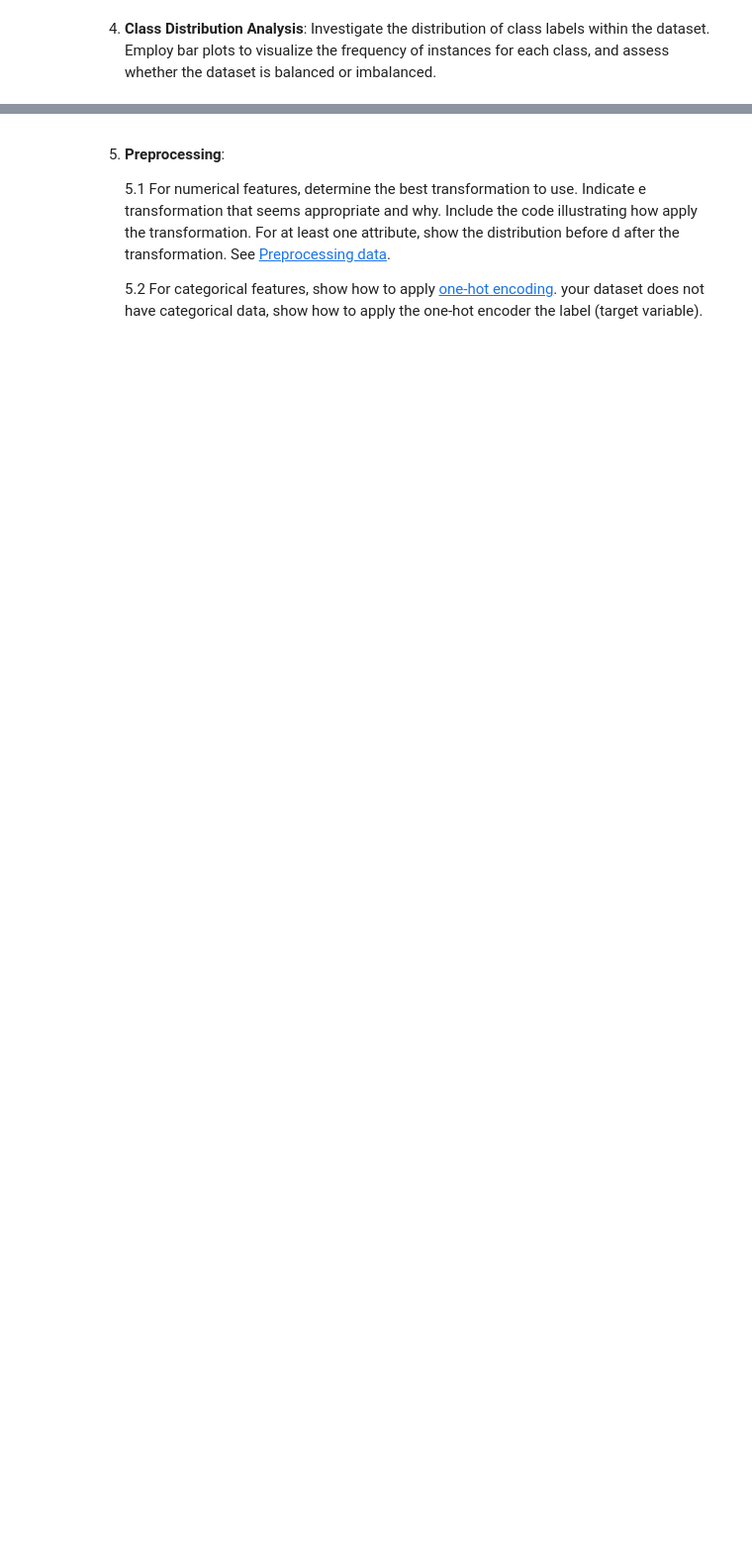
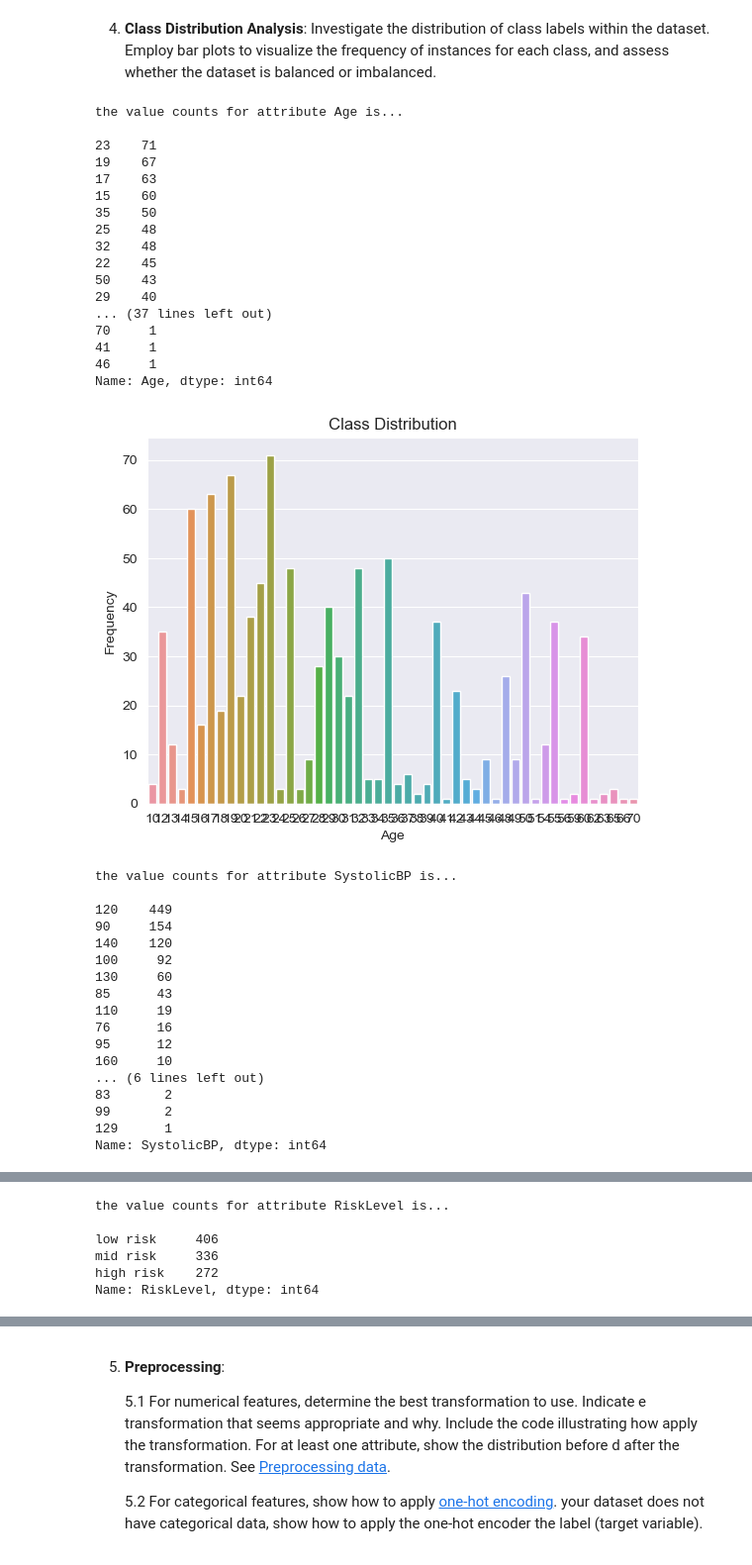
Before and after one commit to siy0h/AI-Projects, a Jupyter notebook: Exploratory Data Analysis/CSI4106_A1_Template.ipynb, the cells around one changed output, grey strips where cells are left out. Shown at 99% size. Drawn from its saved outputs; the diff is of its cells as text; code cells hidden in the pictures; blank space fills up the shorter version.

```diff
--- a/Exploratory Data Analysis/CSI4106_A1_Template.ipynb
+++ b/Exploratory Data Analysis/CSI4106_A1_Template.ipynb
@@ -66,0 +288,47 @@ The following are the questions for Assignment 1. Under each question, we have p
+# %%
+columns = maternalHealth_df.columns
+for column in columns:
+    class_counts = maternalHealth_df[column].value_counts()
+    print(f"the value counts for attribute {column} is...\n")
+    print(class_counts)
+    sns.countplot(data=maternalHealth_df, x=column)
+    plt.title('Class Distribution')
+    plt.xlabel(f'{column}')
+    plt.ylabel('Frequency')
+    plt.show()
+# %% [output]
+the value counts for attribute Age is...
+
+23    71
+19    67
+17    63
+15    60
+35    50
+25    48
+32    48
+22    45
+50    43
+29    40
+... (37 lines left out)
+70     1
+41     1
+46     1
+Name: Age, dtype: int64
+[figure, added]
+the value counts for attribute SystolicBP is...
+
+120    449
+90     154
+140    120
+100     92
+130     60
+85      43
+110     19
+76      16
+95      12
+160     10
+... (6 lines left out)
+83       2
+99       2
+129      1
+Name: SystolicBP, dtype: int64
@@ -66,0 +406,6 @@ The following are the questions for Assignment 1. Under each question, we have p
+the value counts for attribute RiskLevel is...
+
+low risk     406
+mid risk     336
+high risk    272
+Name: RiskLevel, dtype: int64
```
Also changed, not shown: parts of 39 cells of this notebook.
